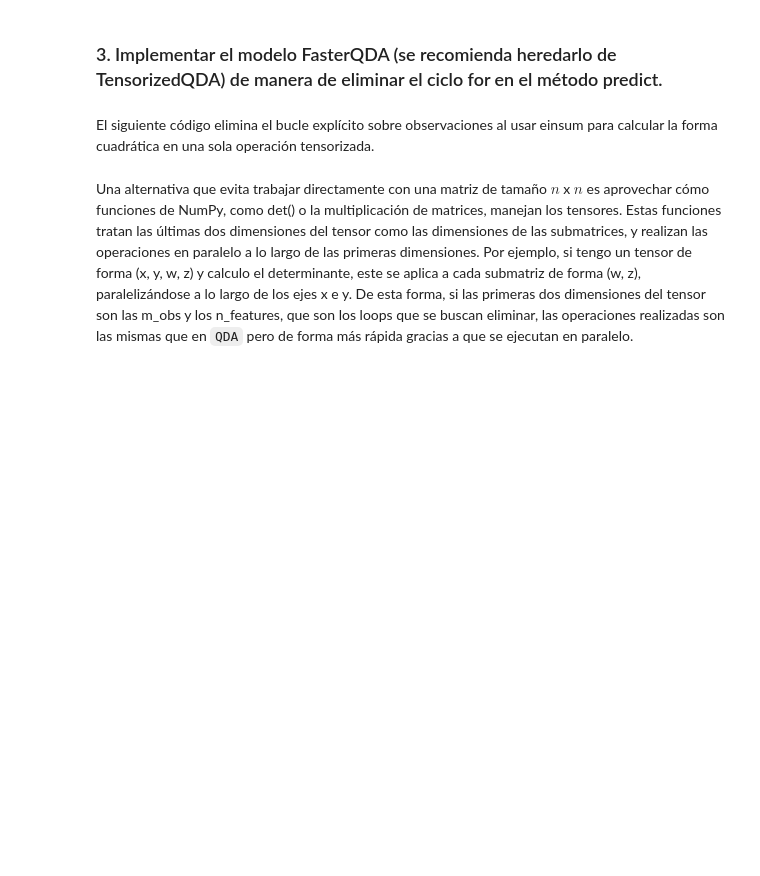
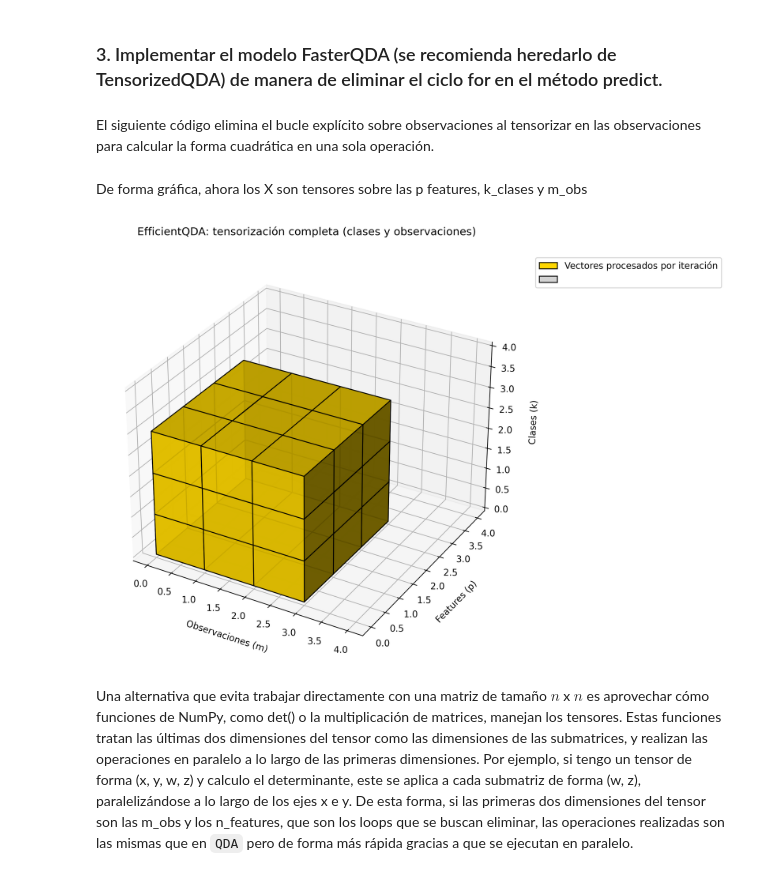
Before and after one commit to martinbrocca/CEIA-AMIA-TP1, a Jupyter notebook: AMIA_2025_TP1.ipynb, the cells around one changed output. Cells and saved outputs as stored; diff of their text form; code cells hidden in the pictures; blank space fills up the shorter version.

```diff
--- a/AMIA_2025_TP1.ipynb
+++ b/AMIA_2025_TP1.ipynb
@@ -631,7 +645,7 @@ Cabe aclarar que este paralelismo es sobre las clases y no sobre las observacion
 # %% [markdown]
 ### 3. Implementar el modelo FasterQDA (se recomienda heredarlo de TensorizedQDA) de manera de eliminar el ciclo for en el método predict.
 # %% [markdown]
-El siguiente código elimina el bucle explícito sobre observaciones al usar einsum para calcular la forma cuadrática en una sola operación tensorizada.
+El siguiente código elimina el bucle explícito sobre observaciones al tensorizar en las observaciones para calcular la forma cuadrática en una sola operación.
 # %%
 class FasterQDA(TensorizedQDA):
     def predict(self, X):
@@ -653,6 +667,12 @@ class FasterQDA(TensorizedQDA):
         # Elegir la clase con máxima probabilidad log-posteriori
         y_hat = np.argmax(log_posteriori, axis=0)
         return y_hat.reshape(1, -1)
+# %% [markdown]
+De forma gráfica, ahora los X son tensores sobre las p features, k_clases y m_obs
+# %%
+display(Image(filename="EfficientQDA - tensorización completa (clases y observaciones).png"))
+# %% [output]
+[figure, added]
 # %% [markdown]
 Una alternativa que evita trabajar directamente con una matriz de tamaño $n$ x $n$ es aprovechar cómo funciones de NumPy, como det() o la multiplicación de matrices, manejan los tensores. Estas funciones tratan las últimas dos dimensiones del tensor como las dimensiones de las submatrices, y realizan las operaciones en paralelo a lo largo de las primeras dimensiones. Por ejemplo, si tengo un tensor de forma (x, y, w, z) y calculo el determinante, este se aplica a cada submatriz de forma (w, z), paralelizándose a lo largo de los ejes x e y.
 De esta forma, si las primeras dos dimensiones del tensor son las m_obs y los n_features, que son los loops que se buscan eliminar, las operaciones realizadas son las mismas que en `QDA` pero de forma más rápida gracias a que se ejecutan en paralelo.
```
Also changed, not shown: parts of 22 cells of this notebook, 4 other files.
